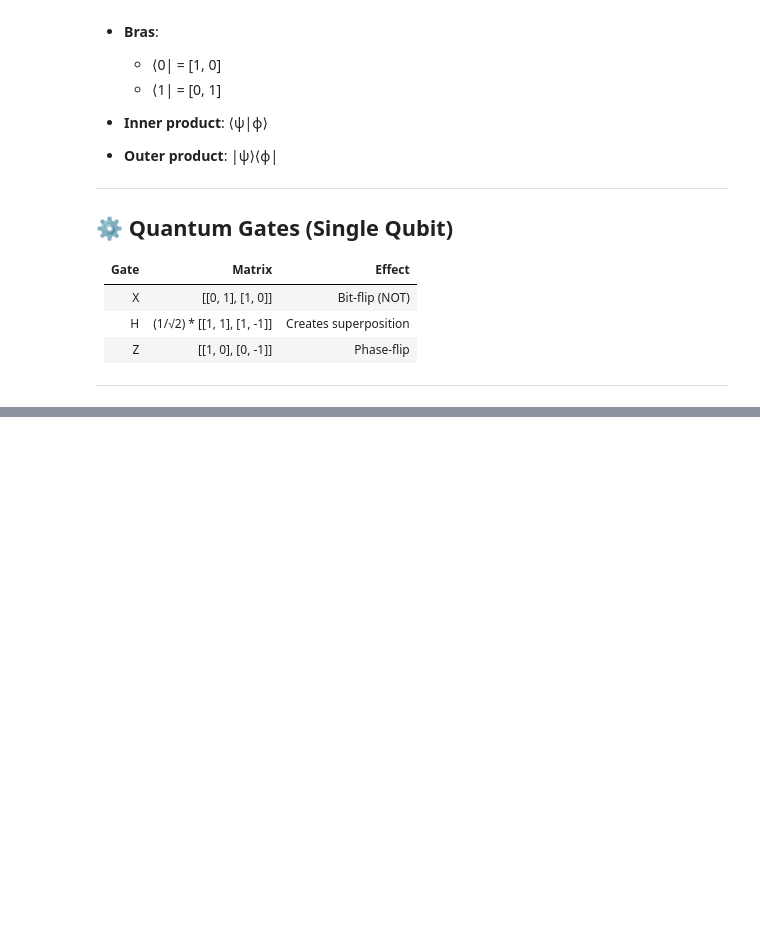
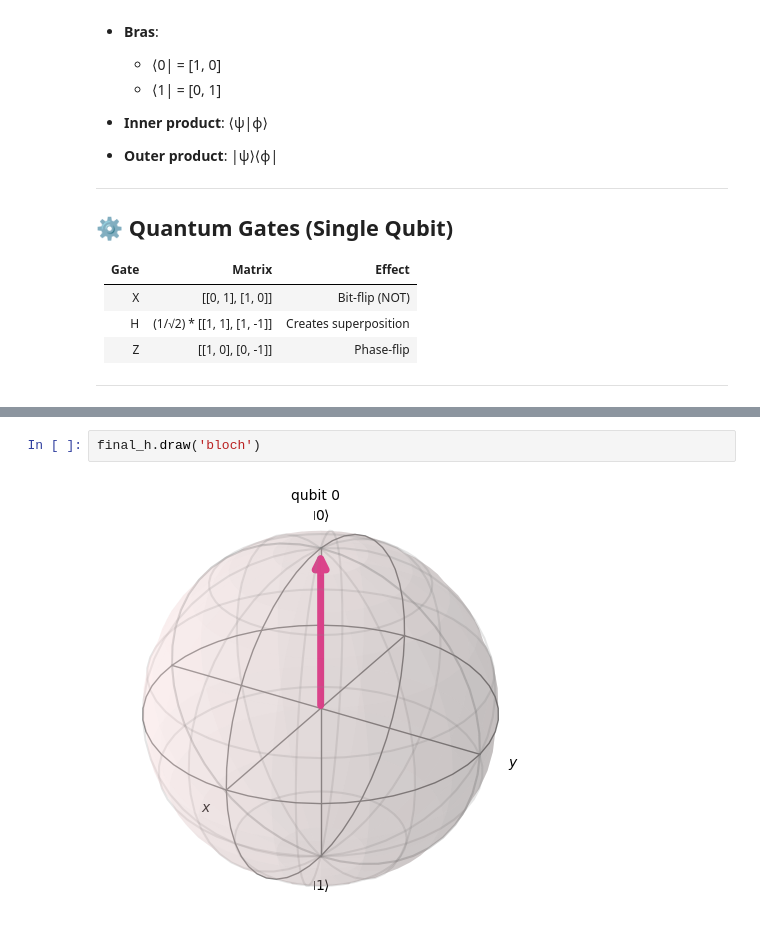
Before and after one commit to preimitz/QuantumComp-QuantumInfo, a Jupyter notebook: chapters/01_Intro_and_Overview/01_Introduction_and_Overview.ipynb, the cells around one changed output, grey strips where cells are left out. Saved outputs shown, nothing was run; the diff lists cells and outputs as text; blank space fills up the shorter version.

```diff
--- a/chapters/01_Intro_and_Overview/01_Introduction_and_Overview.ipynb
+++ b/chapters/01_Intro_and_Overview/01_Introduction_and_Overview.ipynb
@@ -86,0 +210,4 @@ Measurement of a qubit: Measurement changes the state of a qubit, collapsing it
+# %%
+final_h.draw('bloch')
+# %% [output]
+[figure, added]
```
Also changed, not shown: parts of 13 cells of this notebook, 2 other files.
